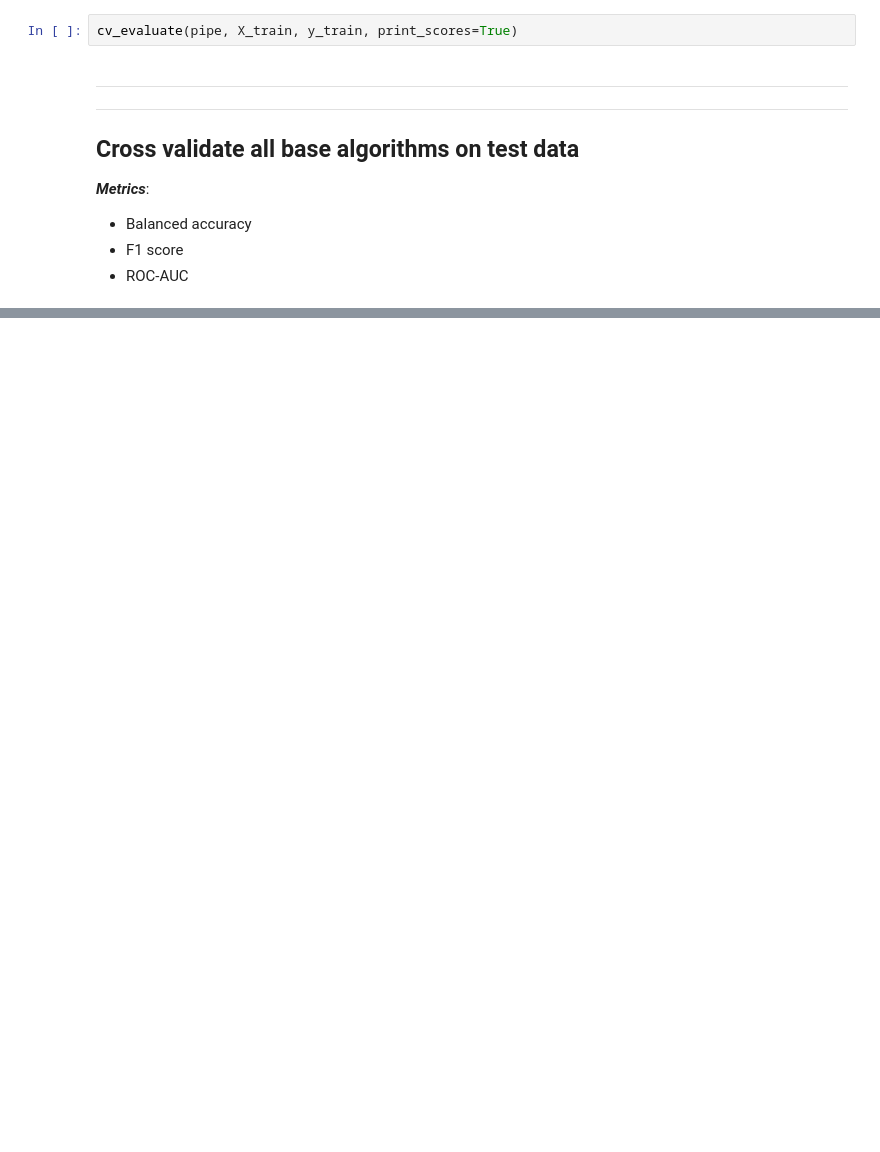
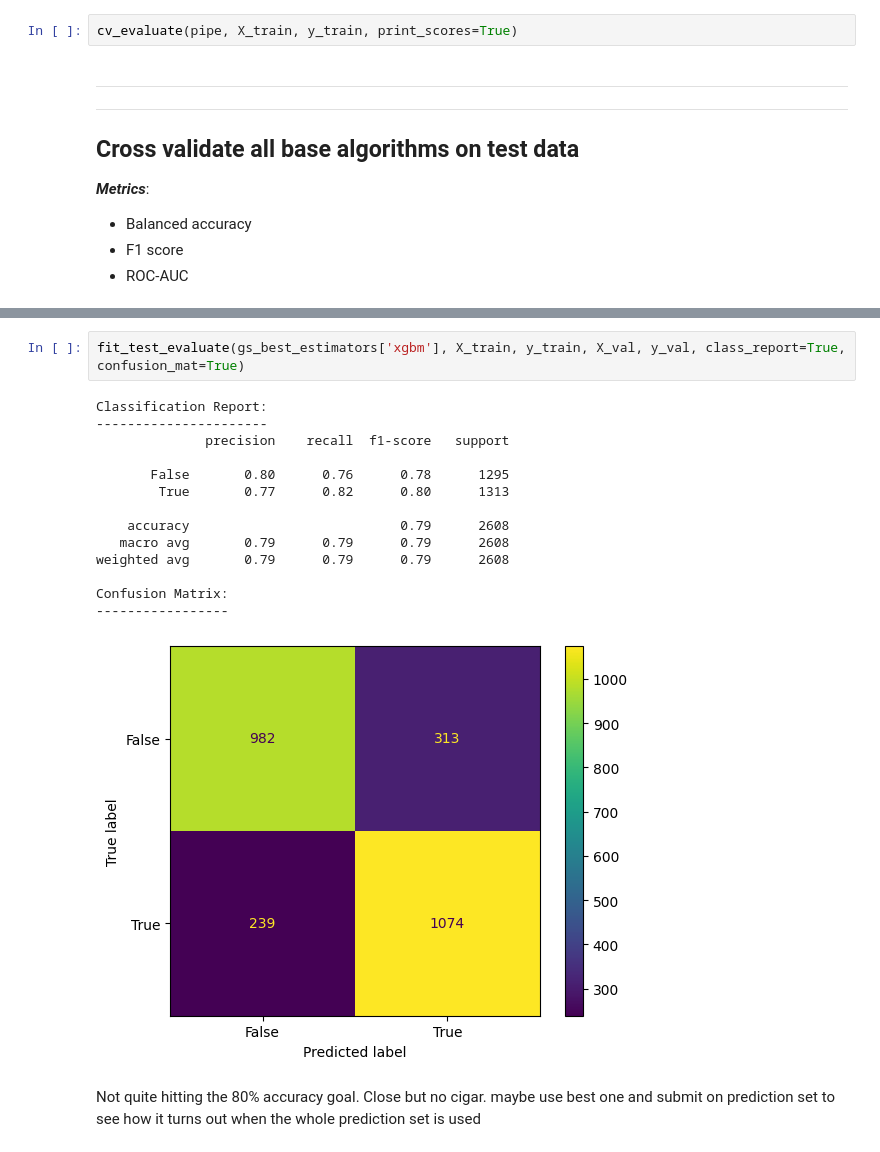
Before and after one commit to mailliwJ/spaceTitanic, a Jupyter notebook: V3.ipynb, the cells around one changed output, grey strips where cells are left out. Cells and saved outputs as stored; diff of their text form; blank space fills up the shorter version.

```diff
--- a/V3.ipynb
+++ b/V3.ipynb
@@ -403,0 +640,19 @@ Confusion Matrix:
+# %%
+fit_test_evaluate(gs_best_estimators['xgbm'], X_train, y_train, X_val, y_val, class_report=True, confusion_mat=True)
+# %% [output]
+Classification Report:
+----------------------
+              precision    recall  f1-score   support
+
+       False       0.80      0.76      0.78      1295
+        True       0.77      0.82      0.80      1313
+
+    accuracy                           0.79      2608
+   macro avg       0.79      0.79      0.79      2608
+weighted avg       0.79      0.79      0.79      2608
+
+Confusion Matrix:
+-----------------
+[figure, added]
+# %% [markdown]
+Not quite hitting the 80% accuracy goal. Close but no cigar. maybe use best one and submit on prediction set to see how it turns out when the whole prediction set is used
```
Also changed, not shown: parts of 24 cells of this notebook.
